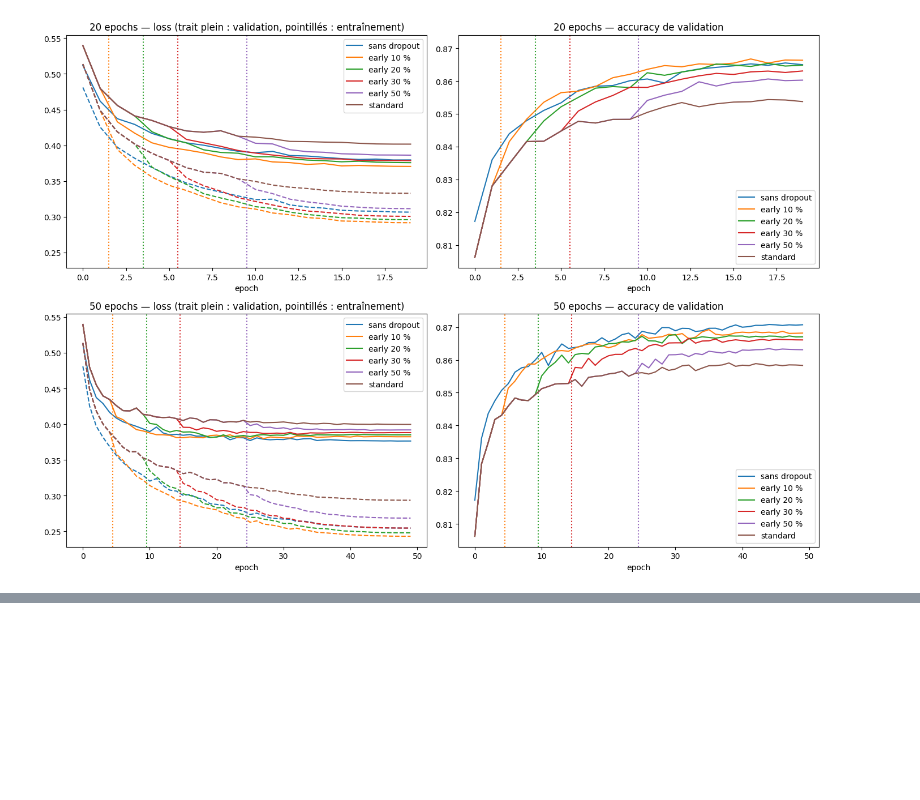
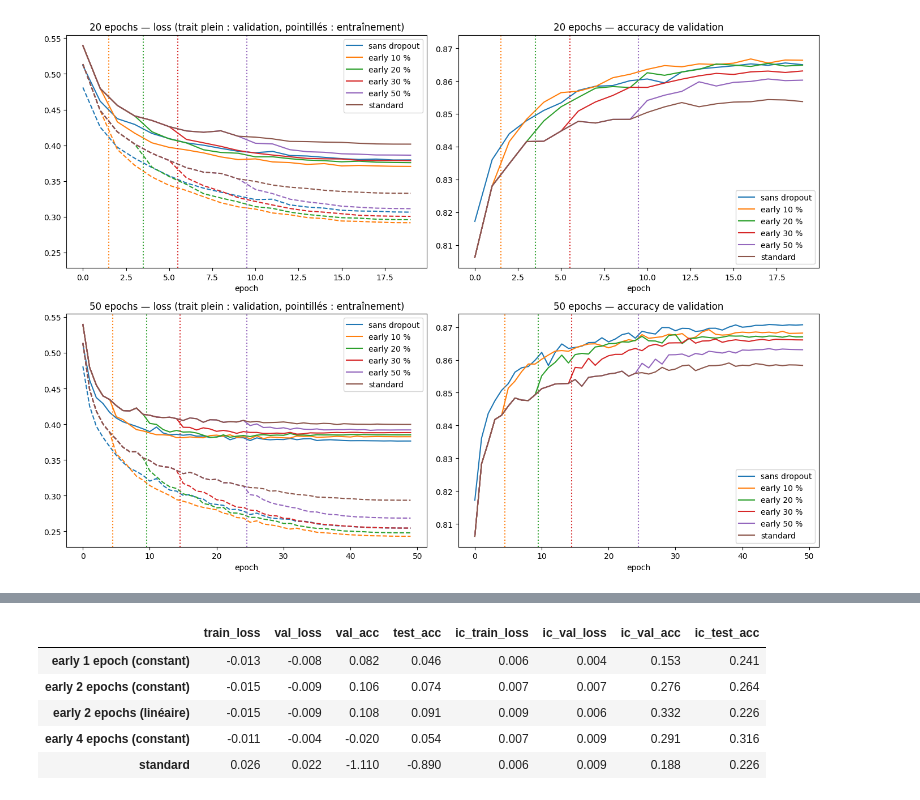
Before and after one commit to Felix-prjcts/early-dropout-study, a Jupyter notebook: mlp_fmnist.ipynb, the cells around one changed output, grey strips where cells are left out. Drawn from its saved outputs; the diff is of its cells as text; code cells hidden in the pictures; blank space fills up the shorter version.

```diff
--- a/mlp_fmnist.ipynb
+++ b/mlp_fmnist.ipynb
@@ -25,6 +26,8 @@ Xtr, ytr = Xtr[perm[10000:]], ytr[perm[10000:]]
 mu, sd = Xtr.mean(), Xtr.std()
 Xtr, Xva, Xte = (Xtr - mu) / sd, (Xva - mu) / sd, (Xte - mu) / sd
 print(Xtr.shape, Xva.shape, Xte.shape)
+
+data = dict(Xtr=Xtr, ytr=ytr, Xva=Xva, yva=yva, Xte=Xte, yte=yte)
 # %% [output]
 torch.Size([50000, 784]) torch.Size([10000, 784]) torch.Size([10000, 784])
 # %% [markdown]
@@ -393,0 +305,33 @@ plt.tight_layout(); plt.show()
+# %%
+# gain par rapport à "sans dropout", seed par seed, avec IC à 95 % (Student, 5 seeds)
+fichiers = {
+    "sans dropout": f"{OUT}/{CADRE}_w16_e20_frac0_s{{}}.csv",
+    "early 1 epoch (constant)": f"{OUT}/{CADRE}_w16_e20_frac0.05_s{{}}.csv",
+    "early 2 epochs (constant)": f"{OUT}/{CADRE}_w16_e20_frac0.1_s{{}}.csv",
+    "early 2 epochs (linéaire)": f"{OUT}/{CADRE}_w16_e20_lin_frac0.1_s{{}}.csv",
+    "early 4 epochs (constant)": f"{OUT}/{CADRE}_w16_e20_frac0.2_s{{}}.csv",
+    "standard": f"{OUT}/{CADRE}_w16_e20_frac1_s{{}}.csv",
+}
+metriques = ["train_loss", "val_loss", "val_acc", "test_acc"]
+
+# valeur finale de chaque run = moyenne des 5 dernières epochs
+fin_dt = {}
+for nom_c, motif in fichiers.items():
+    fin_dt[nom_c] = pd.DataFrame([pd.read_csv(motif.format(s)).tail(5)[metriques].mean() for s in SEEDS], index=SEEDS)
+
+res = {}
+for nom_c, valeurs in fin_dt.items():
+    if nom_c == "sans dropout":
+        continue
+    d = valeurs - fin_dt["sans dropout"]
+    d[["val_acc", "test_acc"]] *= 100                         # accuracy en points
+    ic = 2.776 * d.std() / len(SEEDS) ** 0.5
+    res[nom_c] = pd.concat([d.mean(), ic.add_prefix("ic_")])
+pd.DataFrame(res).T.round(3)
+# %% [output]
+|  | train_loss | val_loss | val_acc | test_acc | ic_train_loss | ic_val_loss | ic_val_acc | ic_test_acc |
+| early 1 epoch (constant) | -0.013 | -0.008 | 0.082 | 0.046 | 0.006 | 0.004 | 0.153 | 0.241 |
+| early 2 epochs (constant) | -0.015 | -0.009 | 0.106 | 0.074 | 0.007 | 0.007 | 0.276 | 0.264 |
+| early 2 epochs (linéaire) | -0.015 | -0.009 | 0.108 | 0.091 | 0.009 | 0.006 | 0.332 | 0.226 |
+| early 4 epochs (constant) | -0.011 | -0.004 | -0.020 | 0.054 | 0.007 | 0.009 | 0.291 | 0.316 |
+| standard | 0.026 | 0.022 | -1.110 | -0.890 | 0.006 | 0.009 | 0.188 | 0.226 |
```
Also changed, not shown: parts of 7 cells of this notebook, 20 other files.
